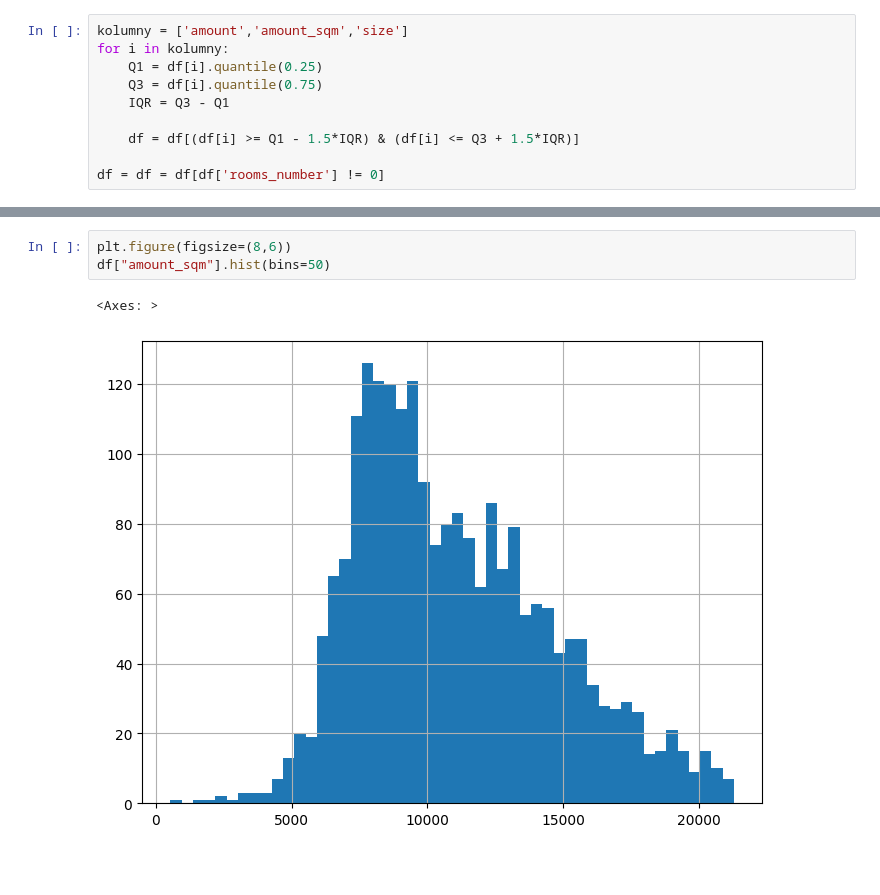
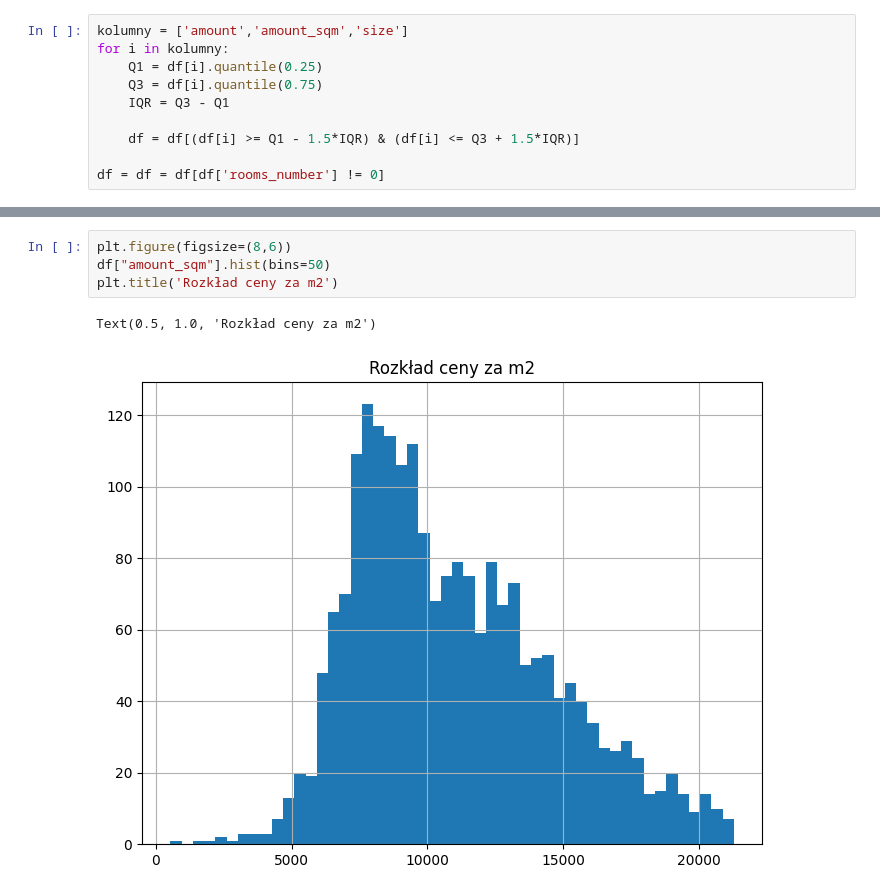
Before and after one commit to dokede/RCN, a Jupyter notebook: rcn.ipynb, the cells around one changed output, grey strips where cells are left out. Saved outputs shown, nothing was run; the diff lists cells and outputs as text; blank space fills up the shorter version.

```diff
--- a/rcn.ipynb
+++ b/rcn.ipynb
@@ -149,6 +155,7 @@ df["size"].hist(bins=50)
 # %%
 plt.figure(figsize=(8,6))
 df["amount_sqm"].hist(bins=50)
+plt.title('Rozkład ceny za m2')
 # %% [output]
-<Axes: >
+Text(0.5, 1.0, 'Rozkład ceny za m2')
-[figure, old version]
+[figure, new version]
```
Also changed, not shown: parts of 17 cells of this notebook.
